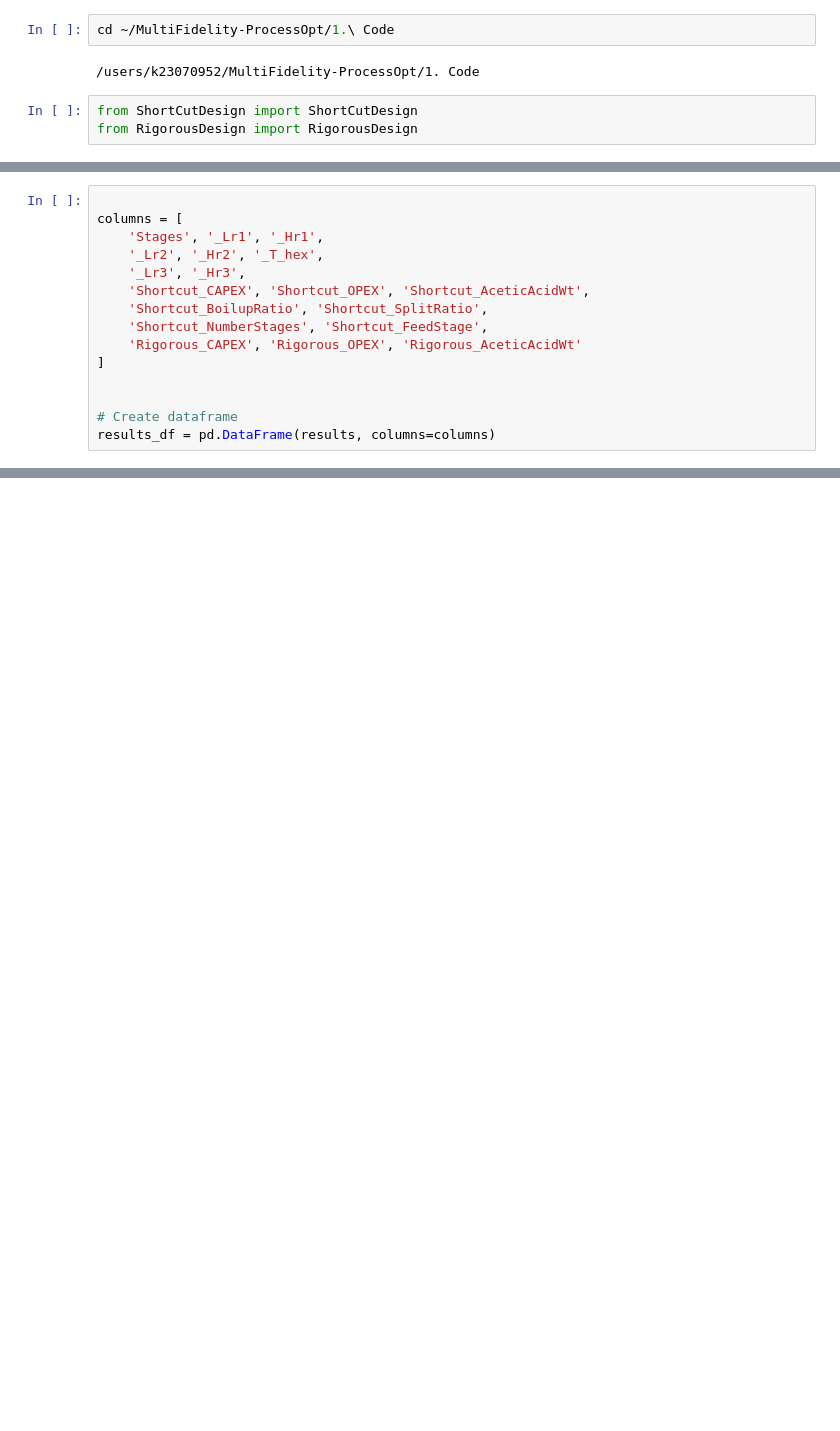
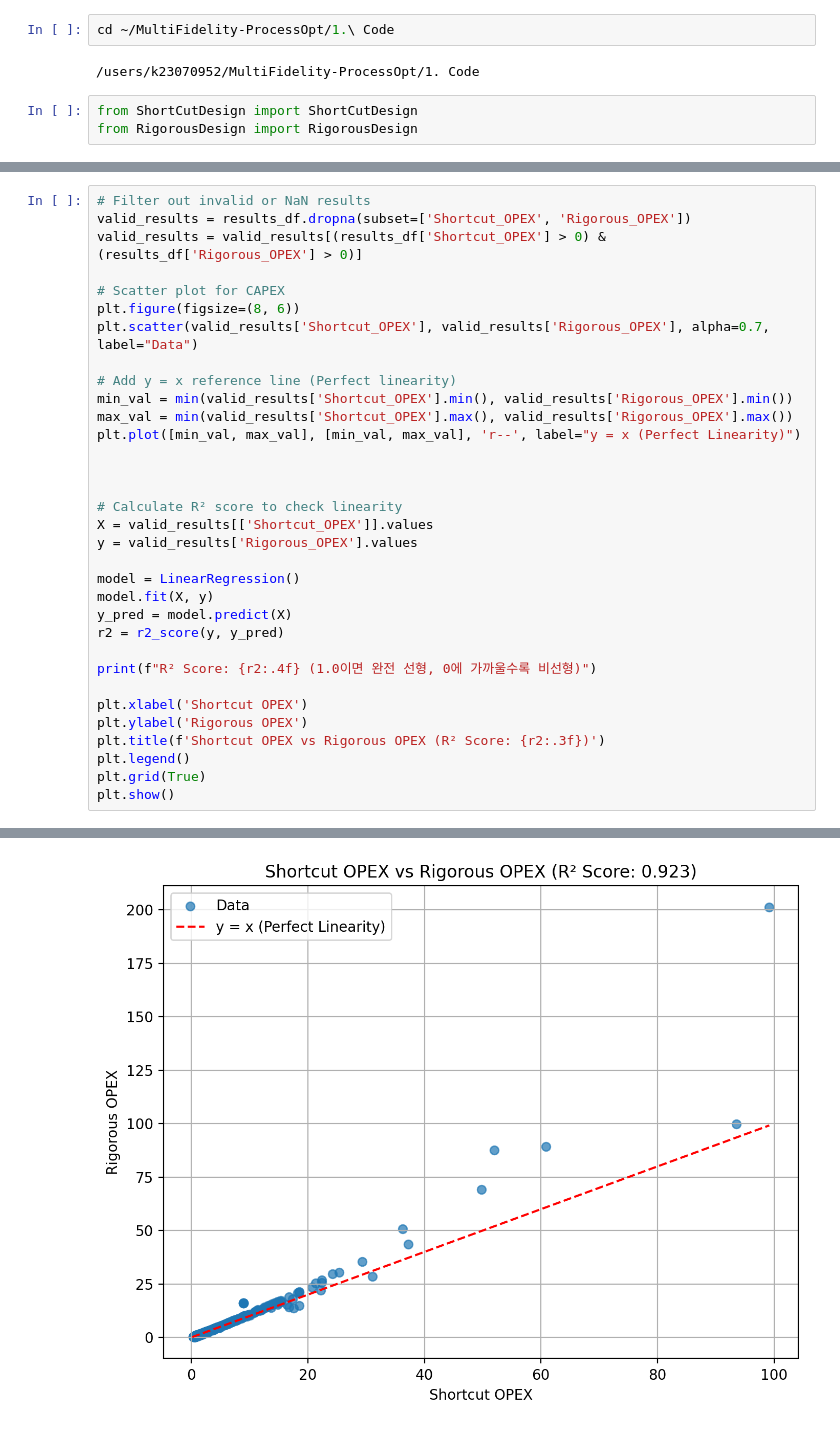
Before and after one commit to jaewook-lee4014/MultiFidelity-ProcessOpt, a Jupyter notebook: 1. Code/RandomSearch_Visualisation.ipynb, the cells around one changed output, grey strips where cells are left out. Cells and saved outputs as stored; diff of their text form; blank space fills up the shorter version.

```diff
--- a/1. Code/RandomSearch_Visualisation.ipynb
+++ b/1. Code/RandomSearch_Visualisation.ipynb
@@ -172,15 +300,34 @@ plt.show()
-# %%
-
-columns = [
-    'Stages', '_Lr1', '_Hr1',
-    '_Lr2', '_Hr2', '_T_hex',
-    '_Lr3', '_Hr3',
-    'Shortcut_CAPEX', 'Shortcut_OPEX', 'Shortcut_AceticAcidWt',
-    'Shortcut_BoilupRatio', 'Shortcut_SplitRatio',
-    'Shortcut_NumberStages', 'Shortcut_FeedStage',
-    'Rigorous_CAPEX', 'Rigorous_OPEX', 'Rigorous_AceticAcidWt'
-]
-
-
-# Create dataframe
-results_df = pd.DataFrame(results, columns=columns)
+# %%
+# Filter out invalid or NaN results
+valid_results = results_df.dropna(subset=['Shortcut_OPEX', 'Rigorous_OPEX'])
+valid_results = valid_results[(results_df['Shortcut_OPEX'] > 0) & (results_df['Rigorous_OPEX'] > 0)]
+
+# Scatter plot for CAPEX
+plt.figure(figsize=(8, 6))
+plt.scatter(valid_results['Shortcut_OPEX'], valid_results['Rigorous_OPEX'], alpha=0.7, label="Data")
+
+# Add y = x reference line (Perfect linearity)
+min_val = min(valid_results['Shortcut_OPEX'].min(), valid_results['Rigorous_OPEX'].min())
+max_val = min(valid_results['Shortcut_OPEX'].max(), valid_results['Rigorous_OPEX'].max())
+plt.plot([min_val, max_val], [min_val, max_val], 'r--', label="y = x (Perfect Linearity)")
+
+
+
+# Calculate R² score to check linearity
+X = valid_results[['Shortcut_OPEX']].values
+y = valid_results['Rigorous_OPEX'].values
+
+model = LinearRegression()
+model.fit(X, y)
+y_pred = model.predict(X)
+r2 = r2_score(y, y_pred)
+
+print(f"R² Score: {r2:.4f} (1.0이면 완전 선형, 0에 가까울수록 비선형)")
+
+plt.xlabel('Shortcut OPEX')
+plt.ylabel('Rigorous OPEX')
+plt.title(f'Shortcut OPEX vs Rigorous OPEX (R² Score: {r2:.3f})')
+plt.legend()
+plt.grid(True)
+plt.show()
+# %% [output]
@@ -186,0 +335 @@ results_df = pd.DataFrame(results, columns=columns)
+[figure, added]
```
Also changed, not shown: parts of 10 cells of this notebook, 7 other files.
